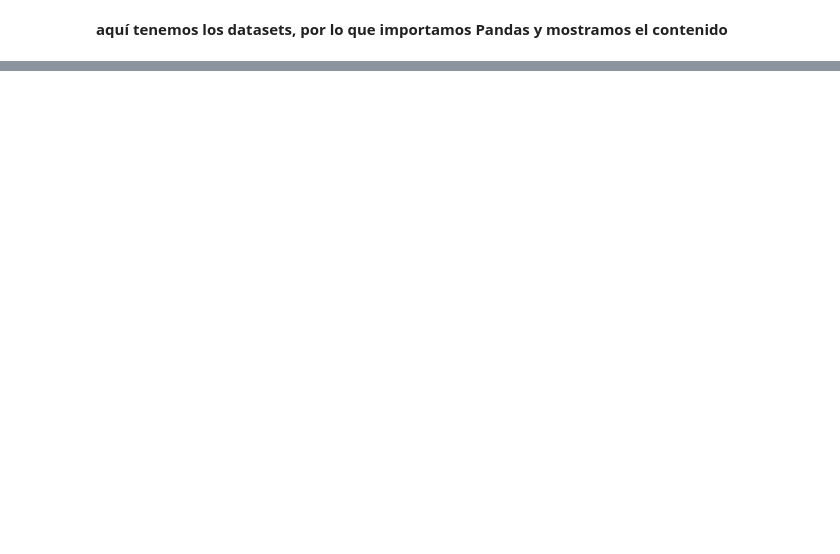
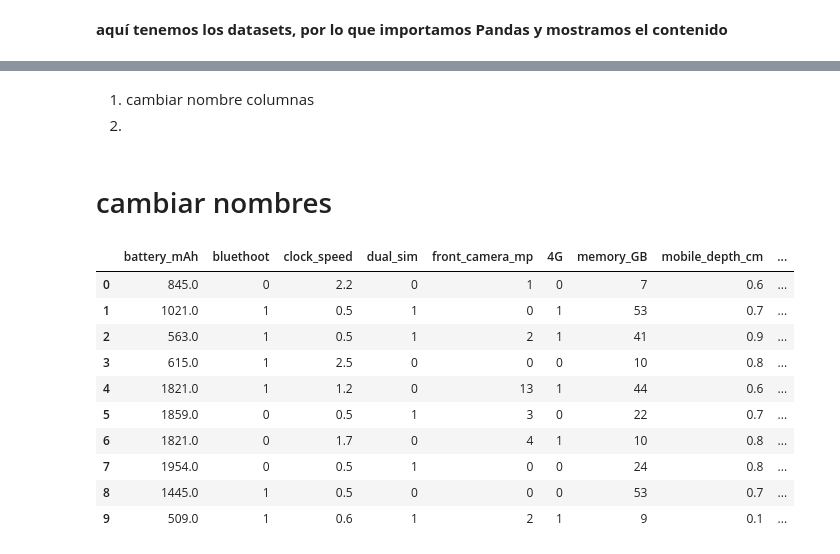
Before and after one commit to rockysaimon/data_celaning, a Jupyter notebook: mineria_de_datos.ipynb, the cells around one changed output, grey strips where cells are left out. Saved outputs shown, nothing was run; the diff lists cells and outputs as text; code cells hidden in the pictures; blank space fills up the shorter version.

```diff
--- a/mineria_de_datos.ipynb
+++ b/mineria_de_datos.ipynb
@@ -36,0 +80,44 @@ data.head(10)
+# %% [markdown]
+1. cambiar nombre columnas
+2.
+# %% [markdown]
+# cambiar nombres
+# %%
+nombres_nuevos={
+    "battery_power":"battery_mAh",
+    "blue":"bluethoot",
+    "clock_speed":"clock_speed",
+    "dual_sim":"dual_sim",
+    "fc":"front_camera_mp",
+    "four_g":"4G",
+    "int_memory":"memory_GB",
+    "m_dep":"mobile_depth_cm",
+    "mobile_wt":"mobile_weight_gr",
+    "n_cores":"processor_cores",
+    "pc":"primary_camera_mp",
+    "px_height":"pixel_resolution_h",
+    "px_width":"pixel_resolution_w",
+    "ram":"ram_MB",
+    "sc_h":"screen_height_cm",
+    "sc_w":"screen_width_cm",
+    "talk_time":"battery_time",
+    "three_g":"3G",
+    "touch_screen":"touch_screen",
+    "wifi":"wifi",
+    "price_range":"price_range"
+}
+
+df=data.rename(columns=nombres_nuevos)
+df.head(10)
+# %% [output]
+|  | battery_mAh | bluethoot | clock_speed | dual_sim | front_camera_mp | 4G | memory_GB | mobile_depth_cm | ... |
+| 0 | 845.0 | 0 | 2.2 | 0 | 1 | 0 | 7 | 0.6 | ... |
+| 1 | 1021.0 | 1 | 0.5 | 1 | 0 | 1 | 53 | 0.7 | ... |
+| 2 | 563.0 | 1 | 0.5 | 1 | 2 | 1 | 41 | 0.9 | ... |
+| 3 | 615.0 | 1 | 2.5 | 0 | 0 | 0 | 10 | 0.8 | ... |
+| 4 | 1821.0 | 1 | 1.2 | 0 | 13 | 1 | 44 | 0.6 | ... |
+| 5 | 1859.0 | 0 | 0.5 | 1 | 3 | 0 | 22 | 0.7 | ... |
+| 6 | 1821.0 | 0 | 1.7 | 0 | 4 | 1 | 10 | 0.8 | ... |
+| 7 | 1954.0 | 0 | 0.5 | 1 | 0 | 0 | 24 | 0.8 | ... |
+| 8 | 1445.0 | 1 | 0.5 | 0 | 0 | 0 | 53 | 0.7 | ... |
+| 9 | 509.0 | 1 | 0.6 | 1 | 2 | 1 | 9 | 0.1 | ... |
```
Also changed, not shown: parts of 29 cells of this notebook.
